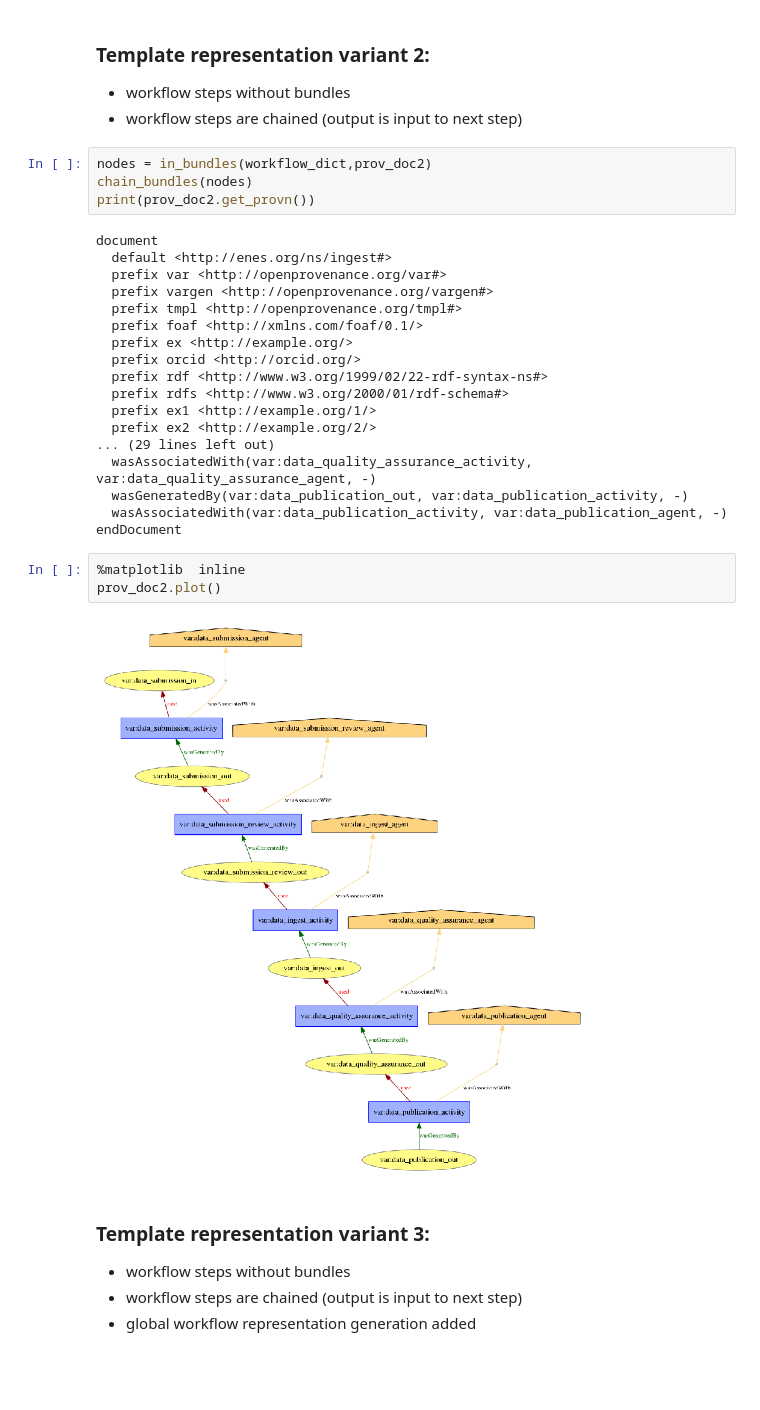
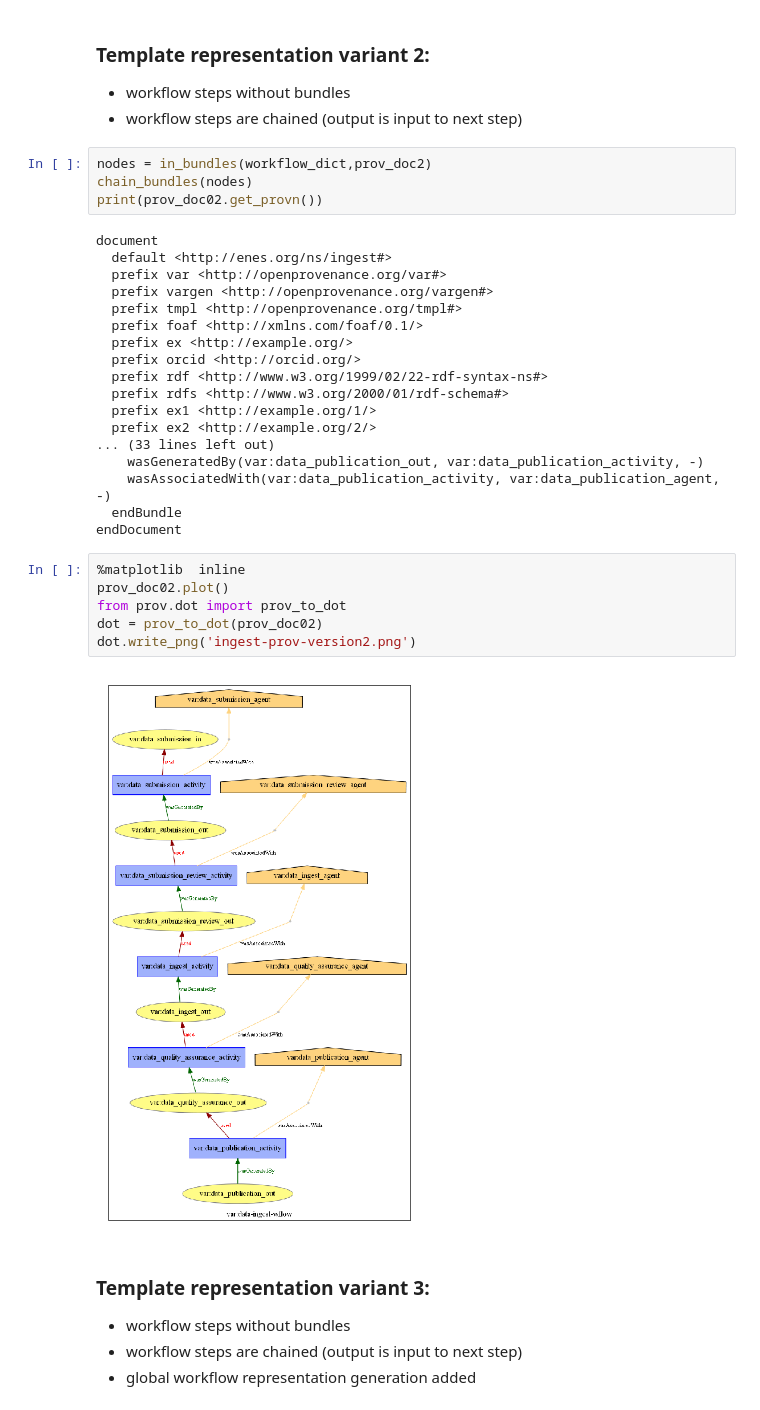
Before and after one commit to stephank16/enes_graph_use_case, a Jupyter notebook: prov_templates/Data_ingest_use_case_templates.ipynb, the cells around one changed output. Saved outputs shown, nothing was run; the diff lists cells and outputs as text; blank space fills up the shorter version.

```diff
--- a/prov_templates/Data_ingest_use_case_templates.ipynb
+++ b/prov_templates/Data_ingest_use_case_templates.ipynb
@@ -172,7 +179,7 @@ prov_doc1.plot()
 # %%
 nodes = in_bundles(workflow_dict,prov_doc2)
 chain_bundles(nodes)
-print(prov_doc2.get_provn())
+print(prov_doc02.get_provn())
 # %% [output]
 document
   default <http://enes.org/ns/ingest#>
@@ -186,16 +193,19 @@ document
   prefix rdfs <http://www.w3.org/2000/01/rdf-schema#>
   prefix ex1 <http://example.org/1/>
   prefix ex2 <http://example.org/2/>
-... (29 lines left out)
-  wasAssociatedWith(var:data_quality_assurance_activity, var:data_quality_assurance_agent, -)
-  wasGeneratedBy(var:data_publication_out, var:data_publication_activity, -)
-  wasAssociatedWith(var:data_publication_activity, var:data_publication_agent, -)
+... (33 lines left out)
+    wasGeneratedBy(var:data_publication_out, var:data_publication_activity, -)
+    wasAssociatedWith(var:data_publication_activity, var:data_publication_agent, -)
+  endBundle
 endDocument
-# %%
-%matplotlib  inline
-prov_doc2.plot()
-# %% [output]
-[figure, removed]
+# %%
+%matplotlib  inline
+prov_doc02.plot()
+from prov.dot import prov_to_dot
+dot = prov_to_dot(prov_doc02)
+dot.write_png('ingest-prov-version2.png')
+# %% [output]
+[figure, added]
 # %% [markdown]
 ### Template representation variant 3:
 * workflow steps without bundles
```
Also changed, not shown: parts of 7 cells of this notebook, 9 other files.
